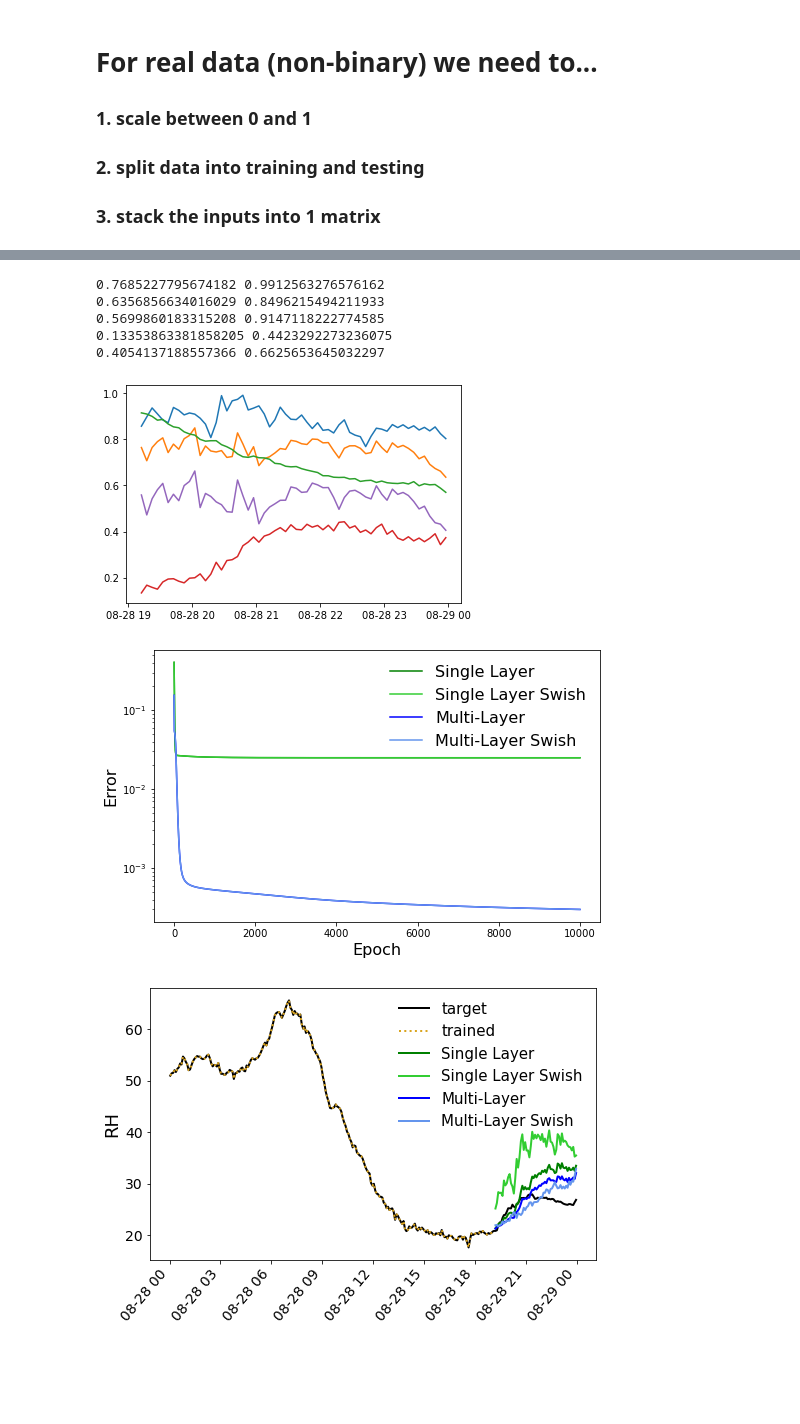
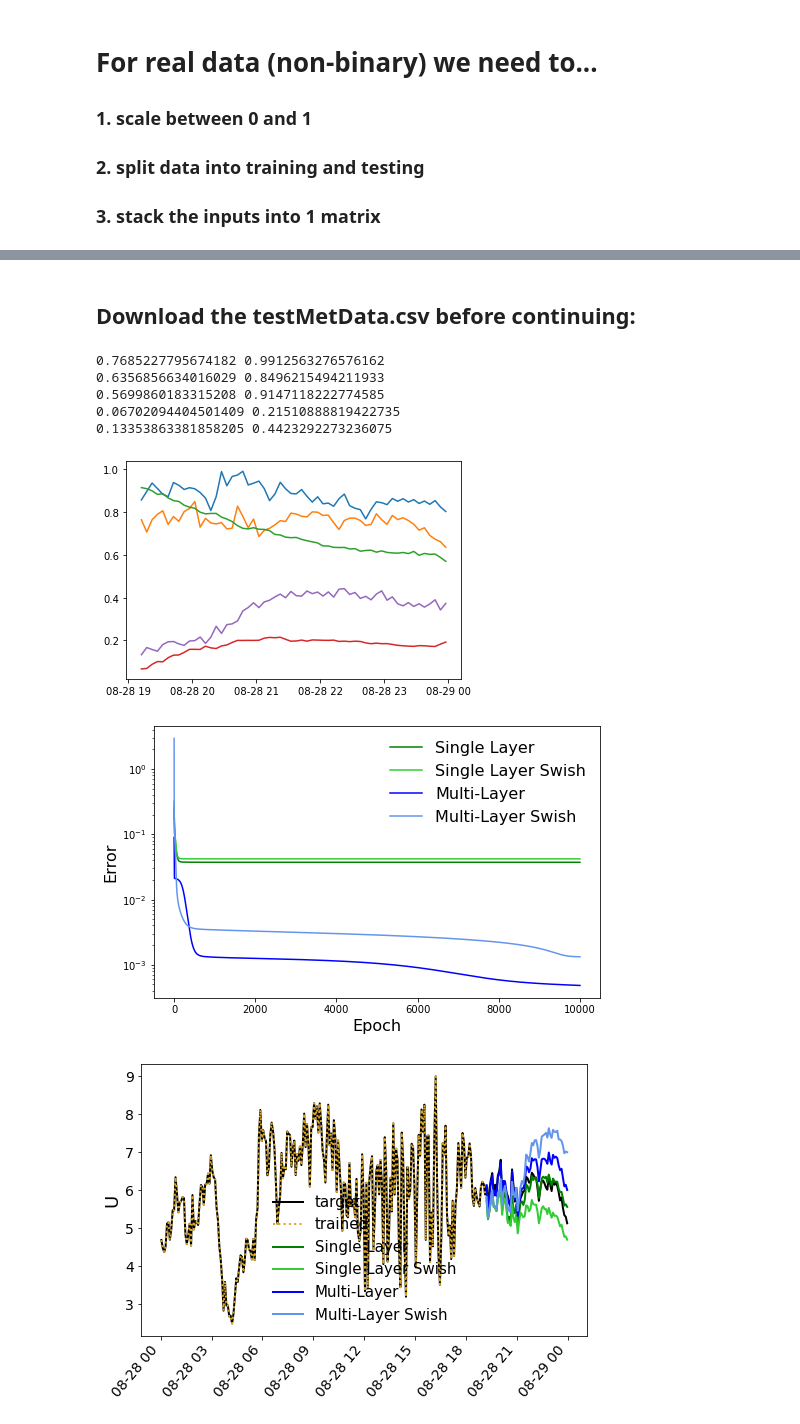
Before and after one commit to hawbecker/demo, a Jupyter notebook: LearningML_ANN.ipynb, the cells around one changed output, grey strips where cells are left out. Saved outputs shown, nothing was run; the diff lists cells and outputs as text; code cells hidden in the pictures; blank space fills up the shorter version.

```diff
--- a/LearningML_ANN.ipynb
+++ b/LearningML_ANN.ipynb
@@ -477,3 +418,39 @@ train_vars, test_vars = split_data(varn_dict,train_ind,vars_to_consider)
+# %% [markdown]
+## Download the testMetData.csv before continuing:
+# %%
+# - - - - - - - USER SETTINGS  -- - - - - - #
+# How much of the data do you want to use for training?
+train_pct = 0.8 # The remainder (1-train_pct) goes towards testing
+
+# Which variable do you want to predict?
+target_varn = 'U' # Options are u, v, T, RH, P, U
+
+# Do you want to use the target_varn in the training? (Probably shouldn't)
+drop_target_varn = True
+
+# - - - - - - END USER SETTINGS - - - - - - #
+
+data = pd.read_csv('~/Code/Python/demo/testMetData.csv',index_col=0,header=0,parse_dates=True)
+varn_dict = {'u':data.u.values,
+             'v':data.v.values,
+             'T':data['T'].values,
+            'RH':data.RH.values,
+             'P':data.P.values,
+             'U':data.U.values,
+            }
+time_f = data.index.values
+
+
+
+train_ind = int(train_pct*len(varn_dict['u']))
+
+target_out = varn_dict[target_varn]
+
+vars_to_consider = list(varn_dict.keys())
+
+if drop_target_varn:
+    vars_to_consider.remove(target_varn)
+train_vars, test_vars = split_data(varn_dict,train_ind,vars_to_consider)
 # %%
 inputs = np.stack(train_vars).T
 #outputs = (u + np.random.rand(len(u))).reshape((len(vel),1))
@@ -494,9 +471,9 @@ plt.show()
 0.7685227795674182 0.9912563276576162
 0.6356856634016029 0.8496215494211933
 0.5699860183315208 0.9147118222774585
+0.06702094404501409 0.21510888819422735
 0.13353863381858205 0.4423292273236075
-0.4054137188557366 0.6625653645032297
-[figure, old version]
+[figure, new version]
 # %%
 lr = 0.02
 momentum = 0.7
@@ -539,35 +516,35 @@ for tt,ti in enumerate(test_inputs):
     #print(ti)
     predicted_out_sl[tt]  = SL_NN.predict(ti)*scale_out + shift_out
     predicted_out_ml[tt]  = ML_NN.predict(ti)*scale_out + shift_out
     predicted_out_sls[tt] = SL_NN_swish.predict(ti)*scale_out + shift_out
     predicted_out_mls[tt] = ML_NN_swish.predict(ti)*scale_out + shift_out
     #print(NN.predict(ti)*scale_out + shift_out , ' - Correct: ', real_u*2.0 )
     #count+=1
 
 # plot the error over the entire training duration
 plt.figure(figsize=(8,5))
 plt.semilogy(SL_NN.epoch_list, SL_NN.error_history,c='g', label='Single Layer')
-plt.semilogy(SL_NN.epoch_list, SL_NN.error_history,c='limegreen', label='Single Layer Swish')
-plt.semilogy(SL_NN.epoch_list, ML_NN.error_history,c='b', label='Multi-Layer')
-plt.semilogy(SL_NN.epoch_list, ML_NN.error_history,c='cornflowerblue', label='Multi-Layer Swish')
+plt.semilogy(SL_NN_swish.epoch_list, SL_NN_swish.error_history,c='limegreen', label='Single Layer Swish')
+plt.semilogy(ML_NN.epoch_list, ML_NN.error_history,c='b', label='Multi-Layer')
+plt.semilogy(ML_NN_swish.epoch_list, ML_NN_swish.error_history,c='cornflowerblue', label='Multi-Layer Swish')
 plt.xlabel('Epoch',size=16)
 plt.ylabel('Error',size=16)
 plt.legend(frameon=False,fontsize=16)
 plt.show()
 
 plt.figure(figsize=(8,5))
 plt.plot(time_f,target_out,c='k',lw=2.0,label='target')
 plt.plot(time_f[:train_ind],target_out[:train_ind],c='goldenrod',ls=':',lw=2.0,label='trained')
 
 plt.plot(time_f[train_ind:],predicted_out_sl,c='g',lw=2.0,label='Single Layer')
 plt.plot(time_f[train_ind:],predicted_out_sls,c='limegreen',lw=2.0,label='Single Layer Swish')
 plt.plot(time_f[train_ind:],predicted_out_ml,c='b',lw=2.0,label='Multi-Layer')
 plt.plot(time_f[train_ind:],predicted_out_mls,c='cornflowerblue',lw=2.0,label='Multi-Layer Swish')
 plt.tick_params(labelsize=14)
 plt.xticks(rotation=50.0,ha='right')
 plt.legend(frameon=False,fontsize=15)
 plt.ylabel(target_varn,size=18)
 plt.show()
 # %% [output]
-[figure, old version]
+[figure, new version]
-[figure, old version]
+[figure, new version]
```
Also changed, not shown: parts of 13 cells of this notebook.
